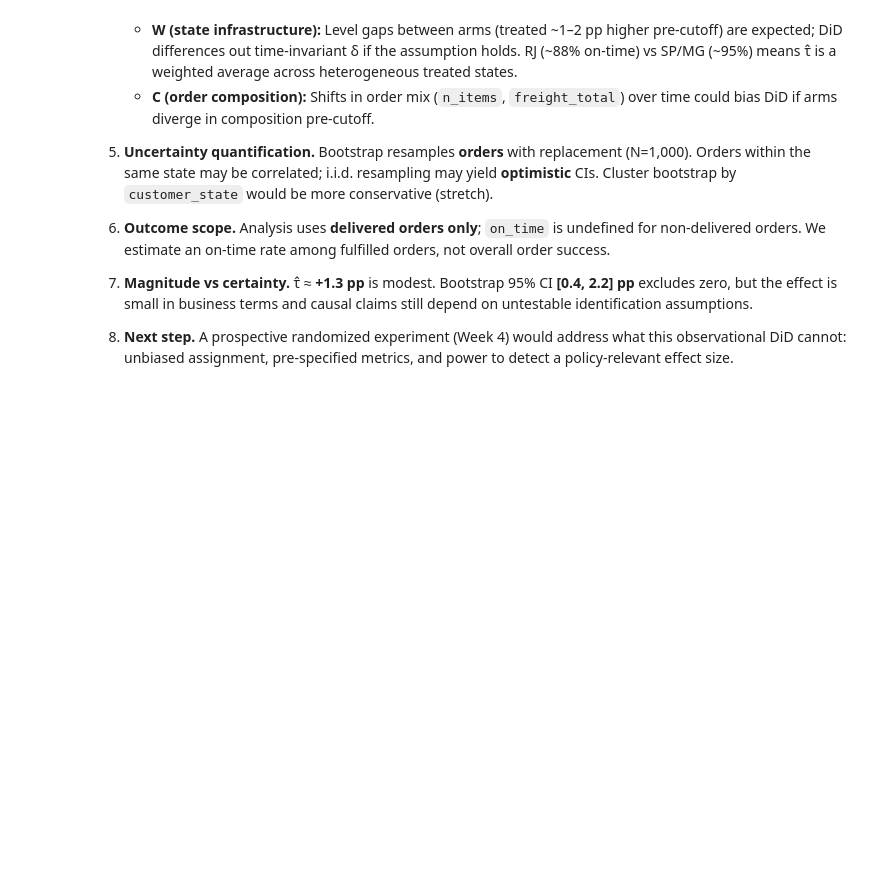
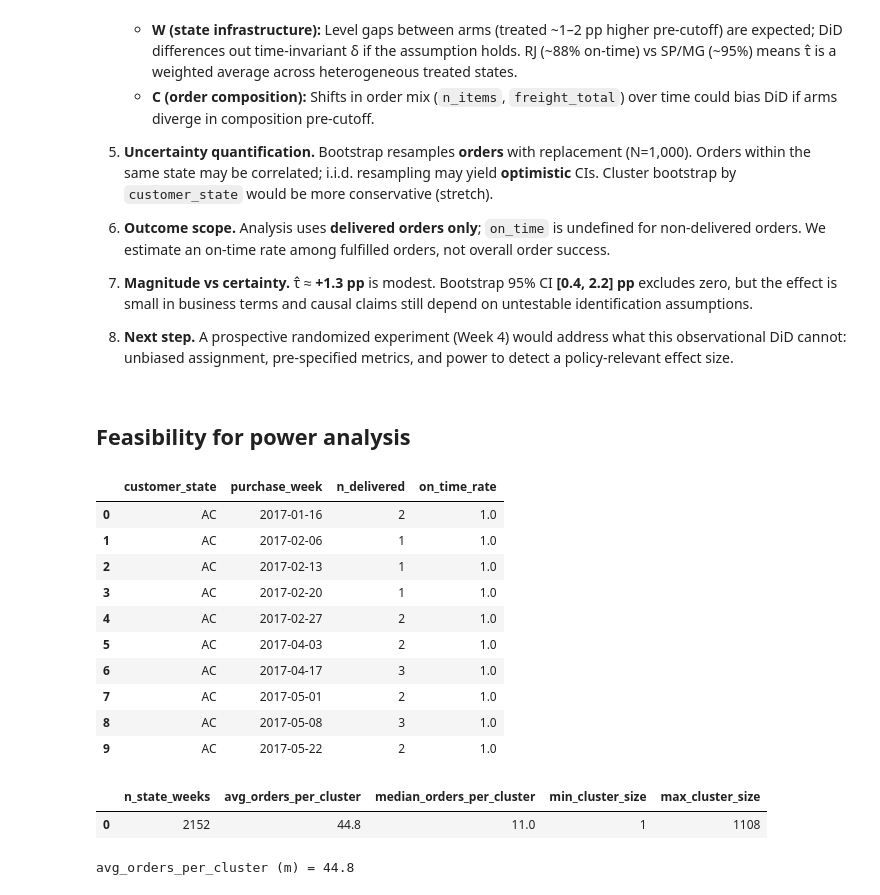
Before and after one commit to sanvirrafsaan/Marketplace-Incentives-Causal-Inference, a Jupyter notebook: notebooks/03_diff_in_diff_analysis.ipynb, the cells around one changed output. Cells and saved outputs as stored; diff of their text form; code cells hidden in the pictures; blank space fills up the shorter version.

```diff
--- a/notebooks/03_diff_in_diff_analysis.ipynb
+++ b/notebooks/03_diff_in_diff_analysis.ipynb
@@ -306,3 +306,59 @@ sensitivity_df
 7. **Magnitude vs certainty.** τ̂ ≈ **+1.3 pp** is modest. Bootstrap 95% CI **[0.4, 2.2] pp** excludes zero, but the effect is small in business terms and causal claims still depend on untestable identification assumptions.
 
 8. **Next step.** A prospective randomized experiment (Week 4) would address what this observational DiD cannot: unbiased assignment, pre-specified metrics, and power to detect a policy-relevant effect size.
+# %% [markdown]
+## Feasibility for power analysis
+# %%
+con.sql("""
+SELECT
+    customer_state,
+    DATE_TRUNC('week', purchase_ts)::DATE AS purchase_week,
+    COUNT(*) AS n_delivered,
+    ROUND(AVG(on_time::DOUBLE), 4) AS on_time_rate
+FROM orders_analytical
+WHERE is_delivered = TRUE
+  AND on_time IS NOT NULL
+GROUP BY 1, 2
+ORDER BY 1, 2
+LIMIT 10;
+""").df()
+# %% [output]
+|  | customer_state | purchase_week | n_delivered | on_time_rate |
+| 0 | AC | 2017-01-16 | 2 | 1.0 |
+| 1 | AC | 2017-02-06 | 1 | 1.0 |
+| 2 | AC | 2017-02-13 | 1 | 1.0 |
+| 3 | AC | 2017-02-20 | 1 | 1.0 |
+| 4 | AC | 2017-02-27 | 2 | 1.0 |
+| 5 | AC | 2017-04-03 | 2 | 1.0 |
+| 6 | AC | 2017-04-17 | 3 | 1.0 |
+| 7 | AC | 2017-05-01 | 2 | 1.0 |
+| 8 | AC | 2017-05-08 | 3 | 1.0 |
+| 9 | AC | 2017-05-22 | 2 | 1.0 |
+# %%
+feasibility = con.sql("""
+SELECT
+    COUNT(*) AS n_state_weeks,
+    ROUND(AVG(n_delivered), 1) AS avg_orders_per_cluster,
+    ROUND(MEDIAN(n_delivered), 1) AS median_orders_per_cluster,
+    MIN(n_delivered) AS min_cluster_size,
+    MAX(n_delivered) AS max_cluster_size
+FROM (
+    SELECT
+        customer_state,
+        DATE_TRUNC('week', purchase_ts)::DATE AS purchase_week,
+        COUNT(*) AS n_delivered
+    FROM orders_analytical
+    WHERE is_delivered = TRUE AND on_time IS NOT NULL
+    GROUP BY 1, 2
+) clusters;
+
+""").df()
+feasibility
+# %% [output]
+|  | n_state_weeks | avg_orders_per_cluster | median_orders_per_cluster | min_cluster_size | max_cluster_size |
+| 0 | 2152 | 44.8 | 11.0 | 1 | 1108 |
+# %%
+m = feasibility["avg_orders_per_cluster"].iloc[0]
+print(f"avg_orders_per_cluster (m) = {m}")
+# %% [output]
+avg_orders_per_cluster (m) = 44.8
```
Also changed, not shown: parts of 3 cells of this notebook, 5 other files.
